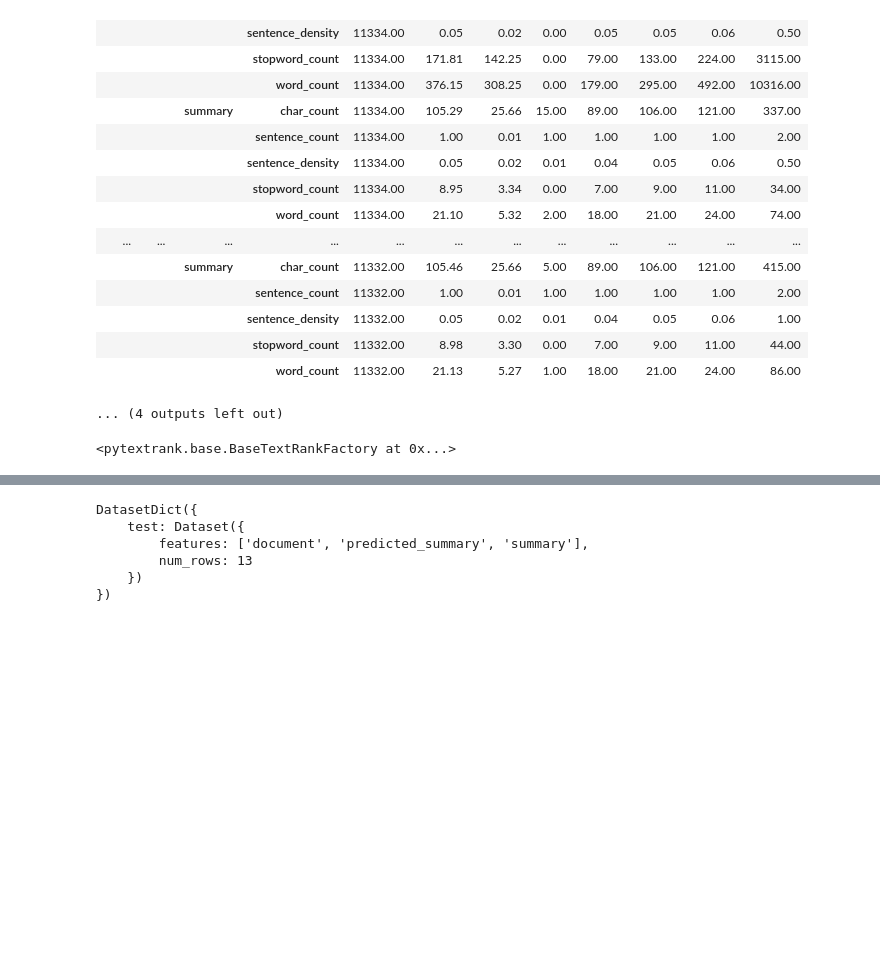
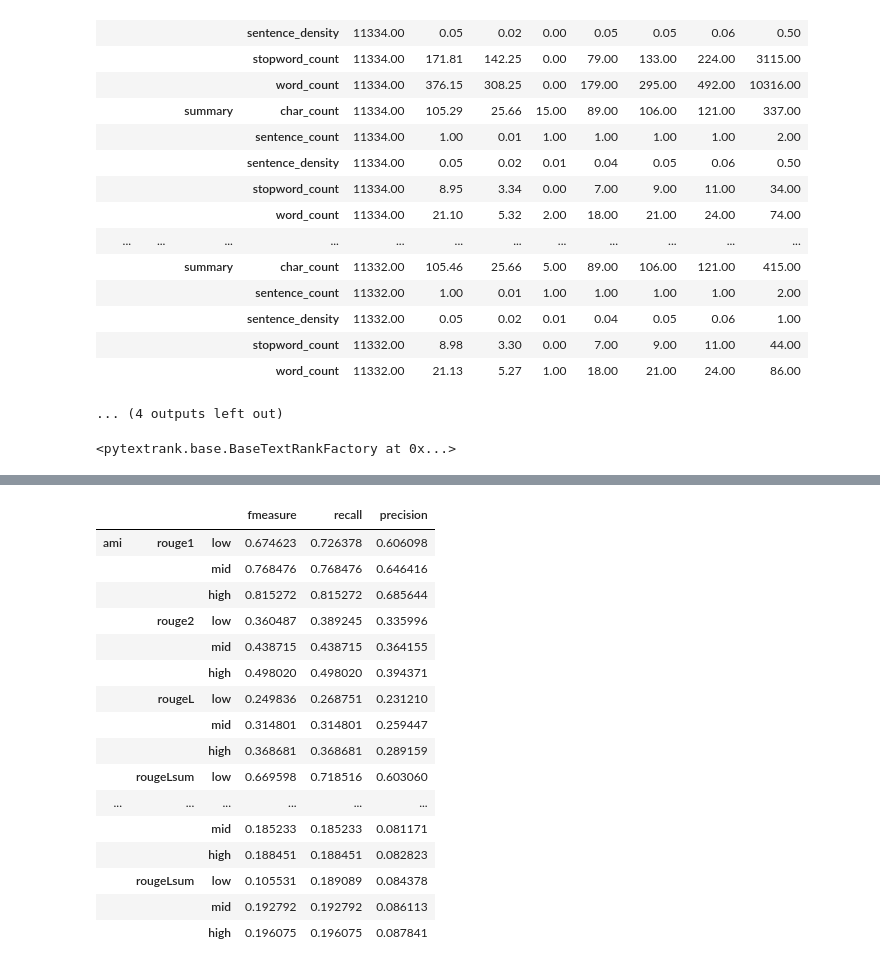
Before and after one commit to parambharat/AC215_projectgarble, a Jupyter notebook: notebooks/dataset_eda.ipynb, the cells around one changed output, grey strips where cells are left out. Cells and saved outputs as stored; diff of their text form; code cells hidden in the pictures; blank space fills up the shorter version.

Commit message:
feature: add baseline textrank model scores for test set
run textrank and compute rogue metrics on all datasets
use test set for each dataset for as reference for baseline

```diff
--- a/notebooks/dataset_eda.ipynb
+++ b/notebooks/dataset_eda.ipynb
@@ -334,9 +347,33 @@ Reusing dataset json (/Users/bebop/.cache/huggingface/datasets/json/ami-99ed44ee
-# %%
-test_dataset
-# %% [output]
-DatasetDict({
-    test: Dataset({
-        features: ['document', 'predicted_summary', 'summary'],
-        num_rows: 13
-    })
-})
+# %%
+scores = {}
+for dataset, baseline in baseline_scores.items():
+
+    # print(dict(baseline))
+    for k,v in baseline.items():
+        scores[(dataset,k,"low",)] = {"fmeasure": v.low.fmeasure, "recall": v.low.recall,"precision": v.low.precision}
+
+        scores[(dataset,k,"mid",)] = {"fmeasure": v.mid.recall, "recall": v.mid.recall, "precision": v.mid.precision}
+        scores[(dataset,k,"high",)]  = {"fmeasure": v.high.recall, "precision": v.high.precision, "recall": v.high.recall}
+
+baseline_scores = pd.DataFrame(scores).T
+display(HTML(baseline_scores.to_html()))
+
+baseline_scores.to_json("/Users/bebop/Documents/courses/APCOMP215/AC215_projectgarble/datasets/raw/supervised/summarization/baseline_scores.json")
+# %% [output]
+|  |  |  | fmeasure | recall | precision |
+| ami | rouge1 | low | 0.674623 | 0.726378 | 0.606098 |
+|  |  | mid | 0.768476 | 0.768476 | 0.646416 |
+|  |  | high | 0.815272 | 0.815272 | 0.685644 |
+|  | rouge2 | low | 0.360487 | 0.389245 | 0.335996 |
+|  |  | mid | 0.438715 | 0.438715 | 0.364155 |
+|  |  | high | 0.498020 | 0.498020 | 0.394371 |
+|  | rougeL | low | 0.249836 | 0.268751 | 0.231210 |
+|  |  | mid | 0.314801 | 0.314801 | 0.259447 |
+|  |  | high | 0.368681 | 0.368681 | 0.289159 |
+|  | rougeLsum | low | 0.669598 | 0.718516 | 0.603060 |
+| ... | ... | ... | ... | ... | ... |
+|  |  | mid | 0.185233 | 0.185233 | 0.081171 |
+|  |  | high | 0.188451 | 0.188451 | 0.082823 |
+|  | rougeLsum | low | 0.105531 | 0.189089 | 0.084378 |
+|  |  | mid | 0.192792 | 0.192792 | 0.086113 |
+|  |  | high | 0.196075 | 0.196075 | 0.087841 |
```
Also changed, not shown: parts of 1 cell of this notebook, 2 other files.
